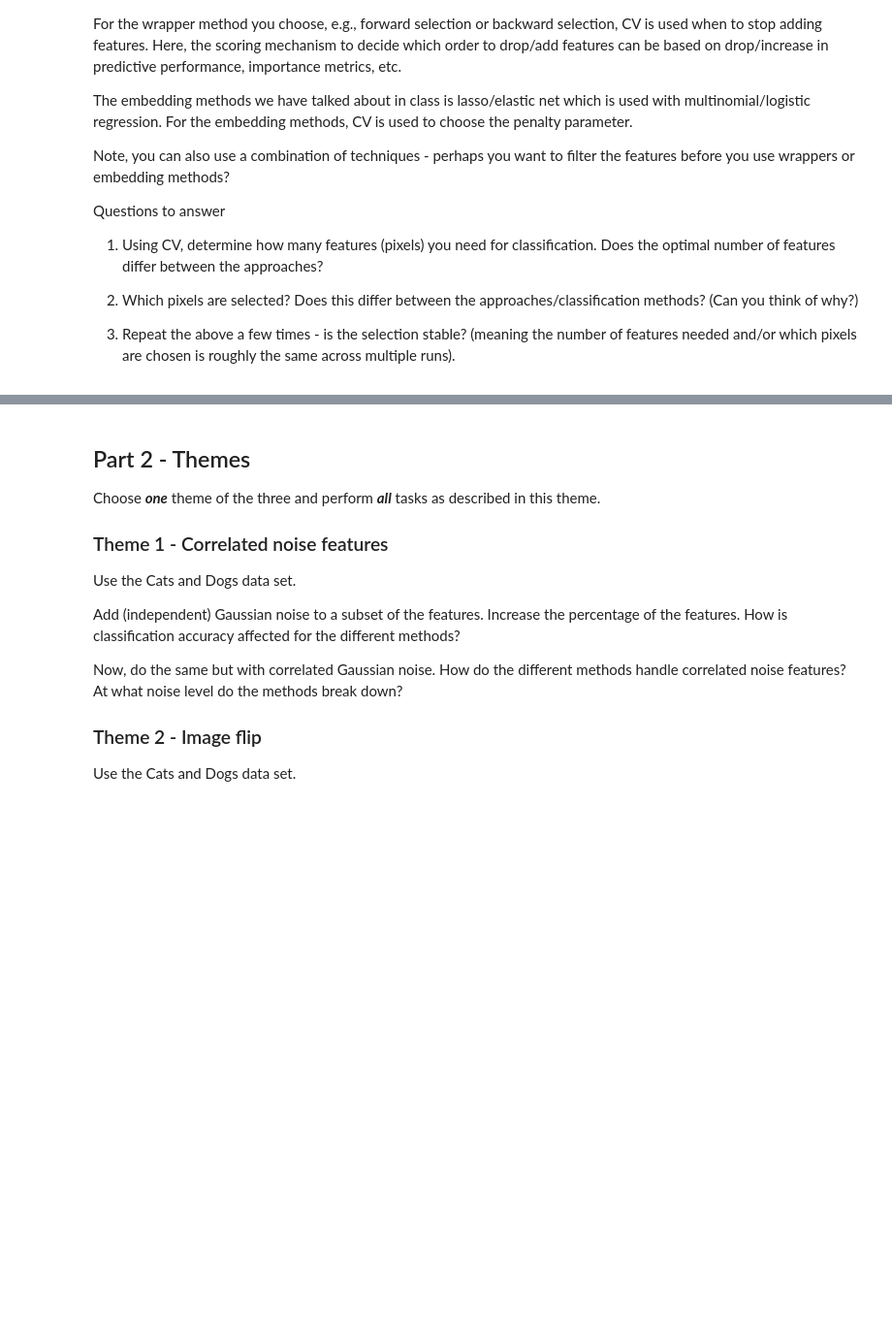
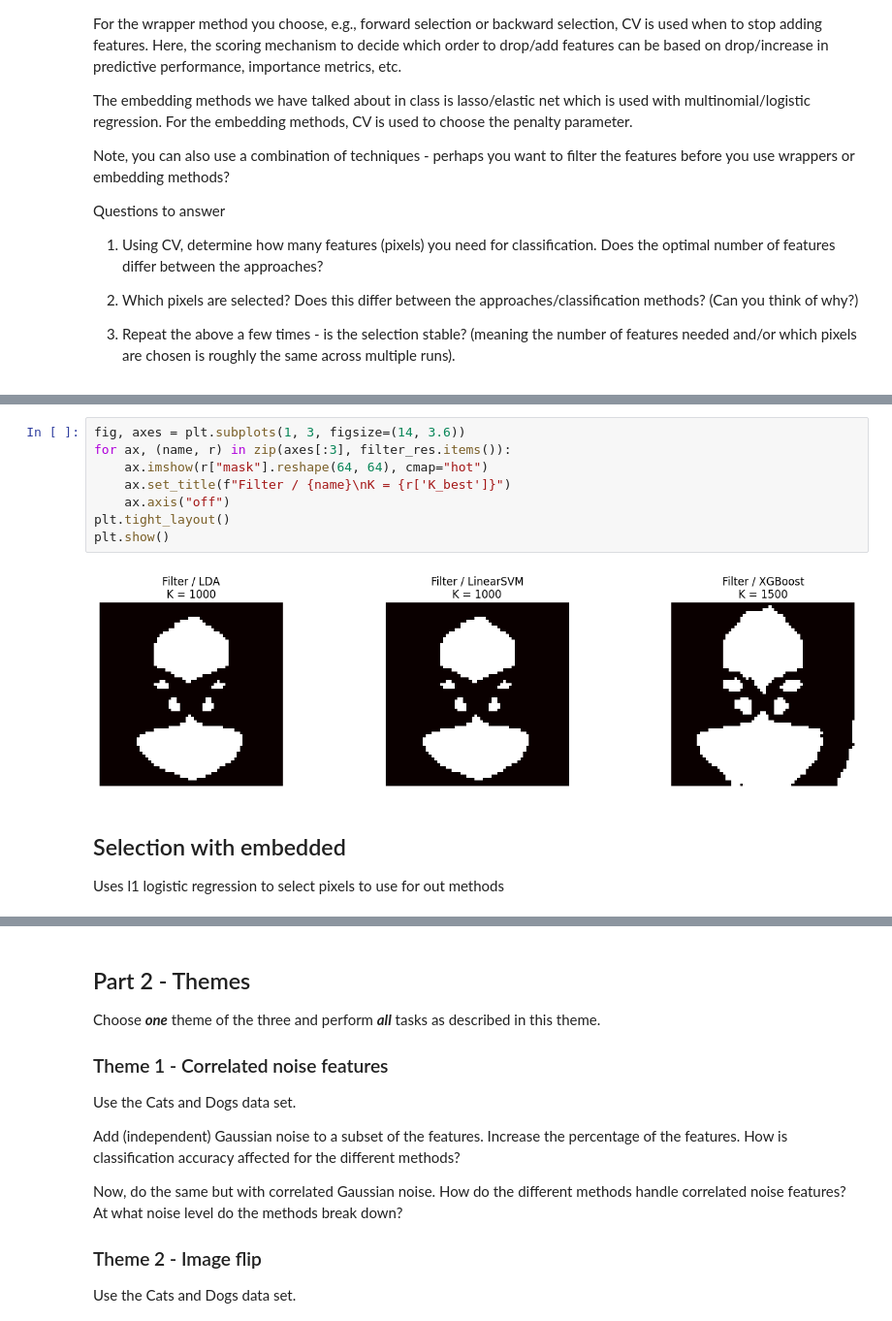
Before and after one commit to LucasKuszli/big_data, a Jupyter notebook: src_project2/project2Py.ipynb, the cells around one changed output, grey strips where cells are left out. Shown at 97% size. Saved outputs shown, nothing was run; the diff lists cells and outputs as text; blank space fills up the shorter version.

```diff
--- a/src_project2/project2Py.ipynb
+++ b/src_project2/project2Py.ipynb
@@ -251,0 +251,13 @@ RF      | K_best =  4096 | best CV acc = 0.866
+# %%
+fig, axes = plt.subplots(1, 3, figsize=(14, 3.6))
+for ax, (name, r) in zip(axes[:3], filter_res.items()):
+    ax.imshow(r["mask"].reshape(64, 64), cmap="hot")
+    ax.set_title(f"Filter / {name}\nK = {r['K_best']}")
+    ax.axis("off")
+plt.tight_layout()
+plt.show()
+# %% [output]
+[figure, added]
+# %% [markdown]
+## Selection with embedded
+Uses l1 logistic regression to select pixels to use for out methods
```
Also changed, not shown: parts of 17 cells of this notebook.
